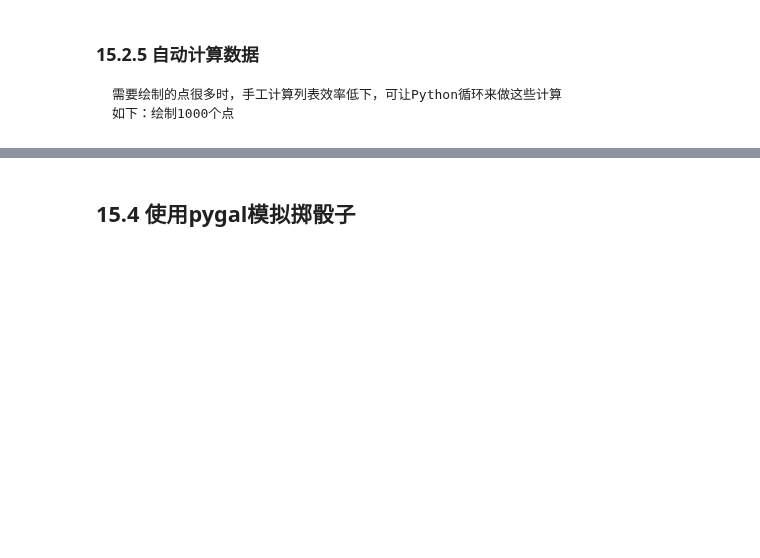
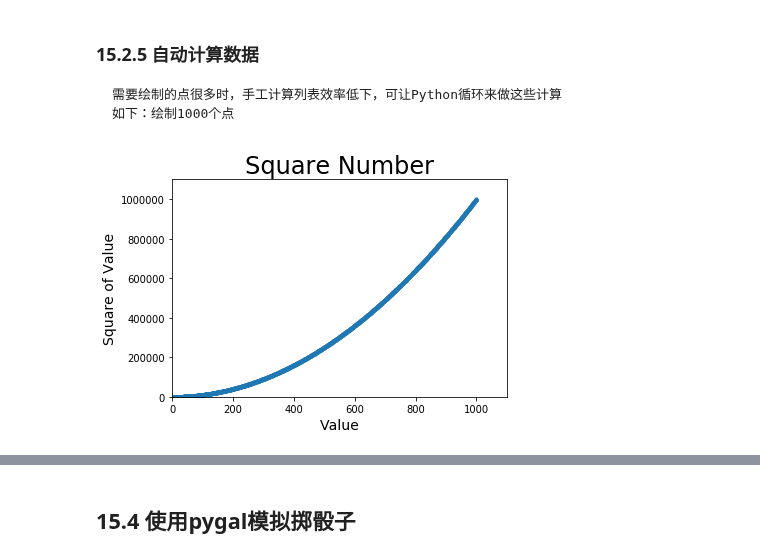
Before and after one commit to anliux/Python-Crash-Course, a Jupyter notebook: PartII_Project_2_DataVisualization/A_DataVisualization.ipynb, the cells around one changed output, grey strips where cells are left out. Saved outputs shown, nothing was run; the diff lists cells and outputs as text; code cells hidden in the pictures; blank space fills up the shorter version.

```diff
--- a/PartII_Project_2_DataVisualization/A_DataVisualization.ipynb
+++ b/PartII_Project_2_DataVisualization/A_DataVisualization.ipynb
@@ -168,3 +168,28 @@ plt.show()
 ### 15.2.5 自动计算数据
     需要绘制的点很多时，手工计算列表效率低下，可让Python循环来做这些计算
     如下：绘制1000个点
+# %%
+# scatter_squares.py
+import matplotlib.pyplot as plt
+
+# 15.2.5新增：用循环等替代手工填写数字
+x_values = list(range(1, 1001))
+y_values = [x**2 for x in x_values]
+
+plt.scatter(x_values, y_values, s=10)
+
+# 设置图表标题并给坐标轴加上标签
+plt.title('Square Number', fontsize=24)
+plt.xlabel('Value', fontsize=14)
+plt.ylabel('Square of Value', fontsize=14)
+
+# 15.2.5新增：坐标轴的刻度设置
+# 设置每个坐标轴的取值范围
+plt.axis([0, 1100, 0, 1100000])
+
+plt.show()
+
+# 线条有点过于粗。。
+# plt.scatter(x_values, y_values, s=10)把s=40调整为s=10后好点了
+# %% [output]
+[figure, added]
```
Also changed, not shown: parts of 41 cells of this notebook, 2 other files.
